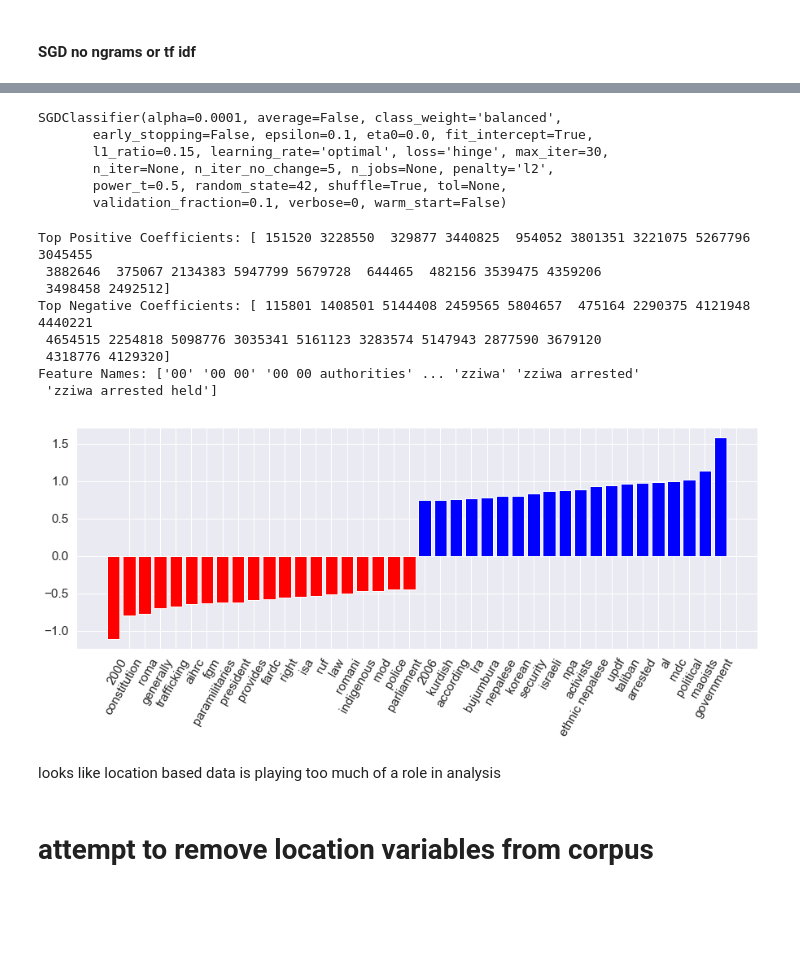
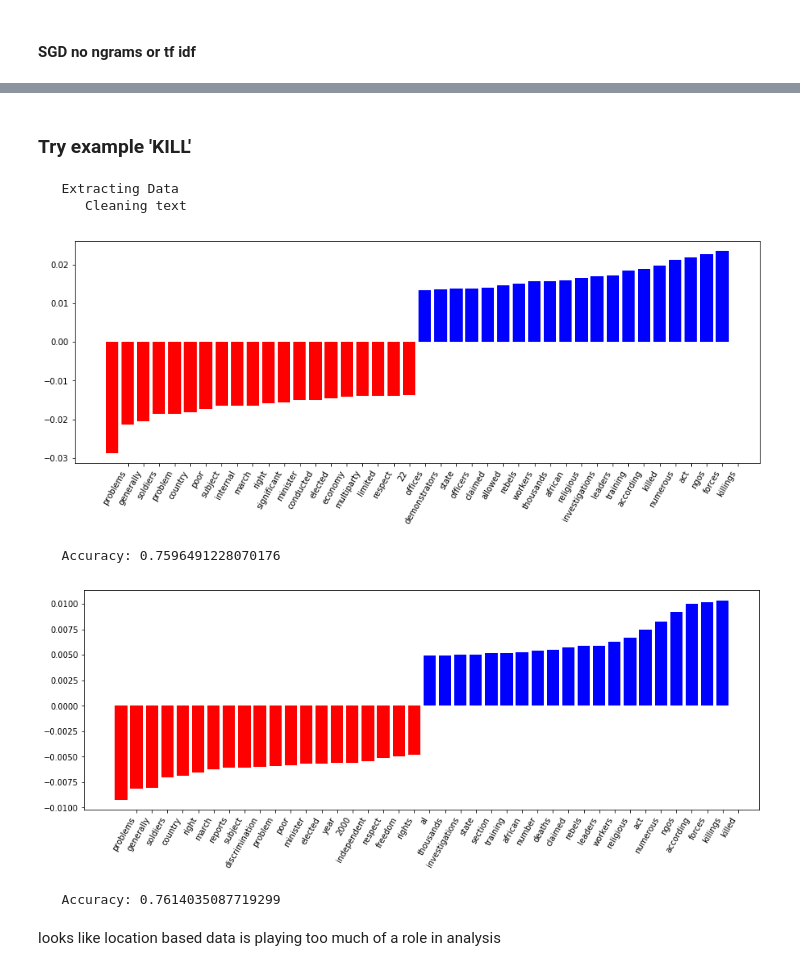
Before and after one commit to slramirez/MS_hackathon, a Jupyter notebook: notebooks/POS approach.ipynb, the cells around one changed output, grey strips where cells are left out. Saved outputs shown, nothing was run; the diff lists cells and outputs as text; code cells hidden in the pictures; blank space fills up the shorter version.

```diff
--- a/notebooks/POS approach.ipynb
+++ b/notebooks/POS approach.ipynb
@@ -753,25 +748,19 @@ vectorised = tf_idf.fit_transform(vectorised)
-# %%
-clf.fit(vectorised, y_train)
-# %% [output]
-SGDClassifier(alpha=0.0001, average=False, class_weight='balanced',
-       early_stopping=False, epsilon=0.1, eta0=0.0, fit_intercept=True,
-       l1_ratio=0.15, learning_rate='optimal', loss='hinge', max_iter=30,
-       n_iter=None, n_iter_no_change=5, n_jobs=None, penalty='l2',
-       power_t=0.5, random_state=42, shuffle=True, tol=None,
-       validation_fraction=0.1, verbose=0, warm_start=False)
-# %%
-plot_coefficients(clf, vec.get_feature_names(top_features=20))
-# %% [output]
-Top Positive Coefficients: [ 151520 3228550  329877 3440825  954052 3801351 3221075 5267796 3045455
- 3882646  375067 2134383 5947799 5679728  644465  482156 3539475 4359206
- 3498458 2492512]
-Top Negative Coefficients: [ 115801 1408501 5144408 2459565 5804657  475164 2290375 4121948 4440221
- 4654515 2254818 5098776 3035341 5161123 3283574 5147943 2877590 3679120
- 4318776 4129320]
-Feature Names: ['00' '00 00' '00 00 authorities' ... 'zziwa' 'zziwa arrested'
- 'zziwa arrested held']
-[figure, removed]
+# %% [markdown]
+### Try example 'KILL'
+# %%
+X_train, X_test, y_train, y_test= get_data('KILL',1999,2009, False)
+# %% [output]
+   Extracting Data
+      Cleaning text
+# %%
+fit_model_report_features(svm)
+# %% [output]
+[figure, added]
+   Accuracy: 0.7596491228070176
+# %%
+fit_model_report_features(svm_ngrams)
+# %% [output]
+[figure, added]
+   Accuracy: 0.7614035087719299
 # %% [markdown]
 looks like location based data is playing too much of a role in analysis
-# %% [markdown]
-# attempt to remove location variables from corpus
```
Also changed, not shown: parts of 17 cells of this notebook, 1 other file.
